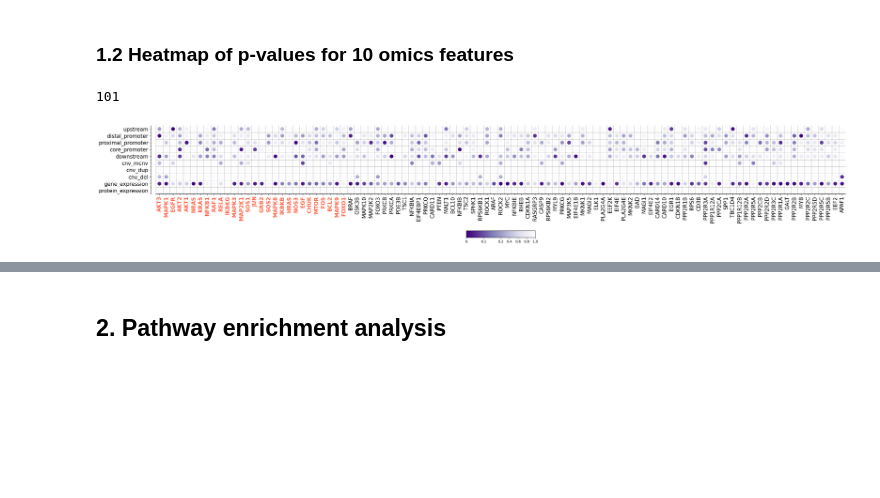
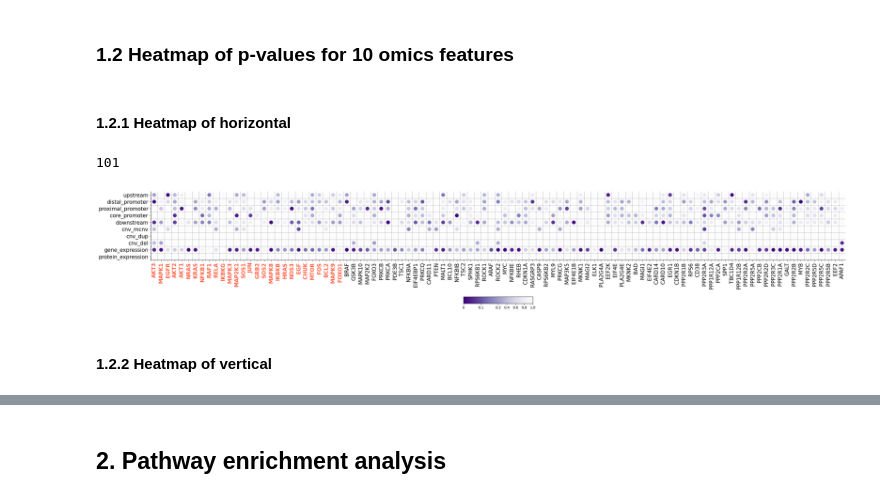
Before and after one commit to FuhaiLiAiLab/M3NetFlow, a Jupyter notebook: M3NetFlow_AD/downstream.ipynb, the cells around one changed output, grey strips where cells are left out. Cells and saved outputs as stored; diff of their text form; code cells hidden in the pictures; blank space fills up the shorter version.

```diff
--- a/M3NetFlow_AD/downstream.ipynb
+++ b/M3NetFlow_AD/downstream.ipynb
@@ -221,6 +359,8 @@ pval_reversed_col_list = pval_col_list[::-1]
 for pval_col in pval_reversed_col_list:
     pval_list = AD_sort_refilter_node_weight_pval_df[pval_col].tolist()
     pval_list_of_lists.append(pval_list)
+# %% [markdown]
+#### 1.2.1 Heatmap of horizontal
 # %%
 import numpy as np
 import matplotlib.pyplot as plt
@@ -299,36 +439,39 @@ col.set_facecolor(face_colors)
 
 ax.add_collection(col)
 
-# Adjust the y-axis spine to bring the zero a little higher
-ax.spines['left'].set_position(('outward', 15))  # Adjust 10 pixels outward to move it up
-ax.spines['left'].set_color('black')  # Change the color
-
 # Rotate x-axis labels
 ax.tick_params(axis='x', labelrotation=90)
 
 # Make the font size larger for both x and y labels
 ax.tick_params(axis='both', labelsize=15)
+
+# # Adjust the y-axis spine to bring the zero a little higher
+# ax.spines['left'].set_position(('outward', 15))  # Adjust 10 pixels outward to move it up
+# ax.spines['bottom'].set_position(('outward', 15))  # Adjust 10 pixels outward to move it to the left
+# ax.spines['left'].set_color('black')  # Change the color
 
 # Remove unnecessary spines
 sns.despine(left=False, bottom=False, top=True, right=True)  # Set True to remove spine
 
 # Set the x-axis label font color based on 'Att_deg' > 2.0
 for xtick, att_deg in zip(ax.get_xticklabels(), att_deg_values):
     if att_deg > 2.0:
         xtick.set_color('#FF6347')  # Set color to tomato for genes with Att_deg > 2.0
         xtick.set_fontweight('bold')
     else:
         xtick.set_color('black')  # Otherwise, keep it black
 
 # Add colorbar with custom ticks
 cbar = fig.colorbar(col, shrink=0.1, aspect=10, orientation='horizontal', ticks=[0, 0.1, 0.2, 0.4, 0.6, 0.8, 1.0])
 cbar.ax.set_xticklabels([0, 0.1, 0.2, 0.4, 0.6, 0.8, 1.0])  # Optionally set custom tick labels
 
 # Apply tight layout before saving
 plt.tight_layout()
 
 # Save the plot with high DPI and ensure the full image is saved
 plt.savefig('./avg_AD_refilter_node_weight_pval_circleplot.png', dpi=600, bbox_inches='tight')
 # %% [output]
 101
-[figure, old version]
+[figure, new version]
+# %% [markdown]
+#### 1.2.2 Heatmap of vertical
```
Also changed, not shown: parts of 14 cells of this notebook, 4 other files.
